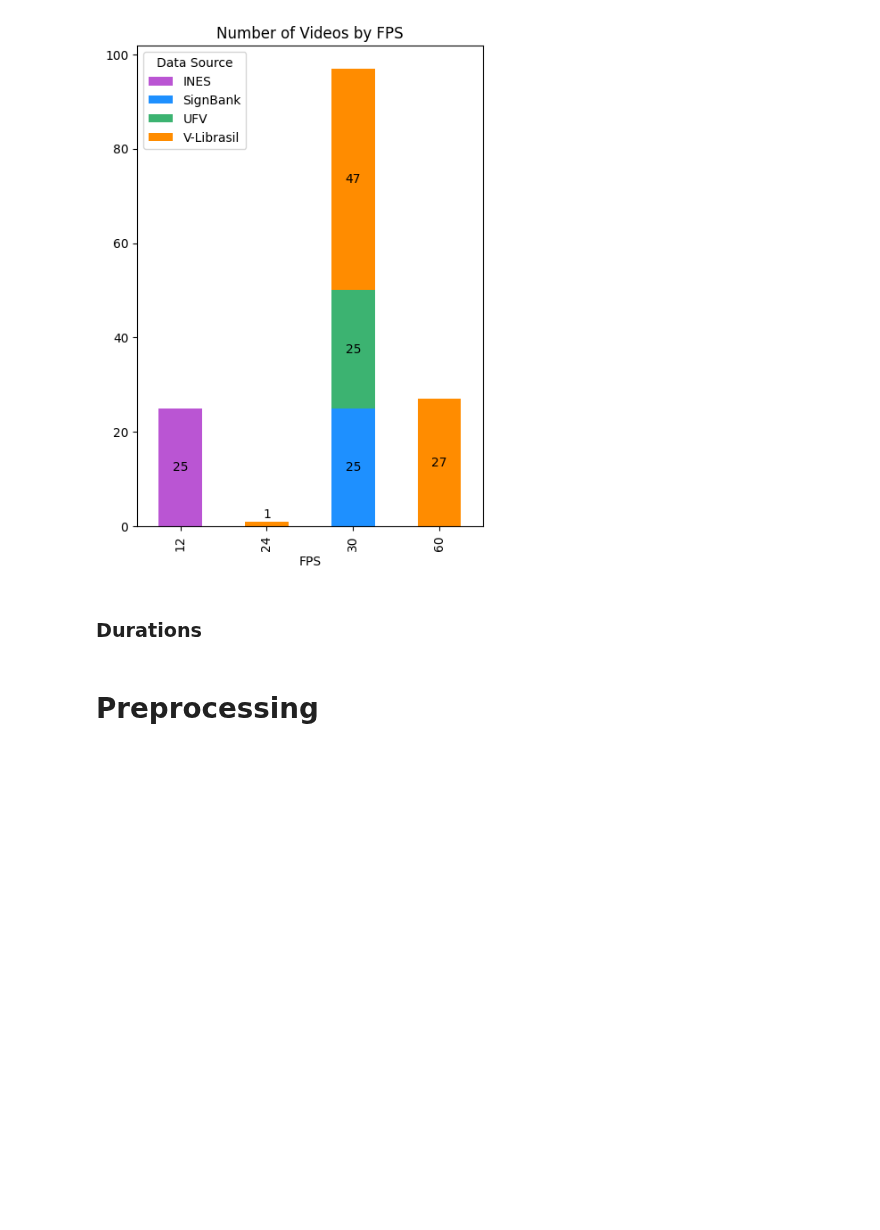
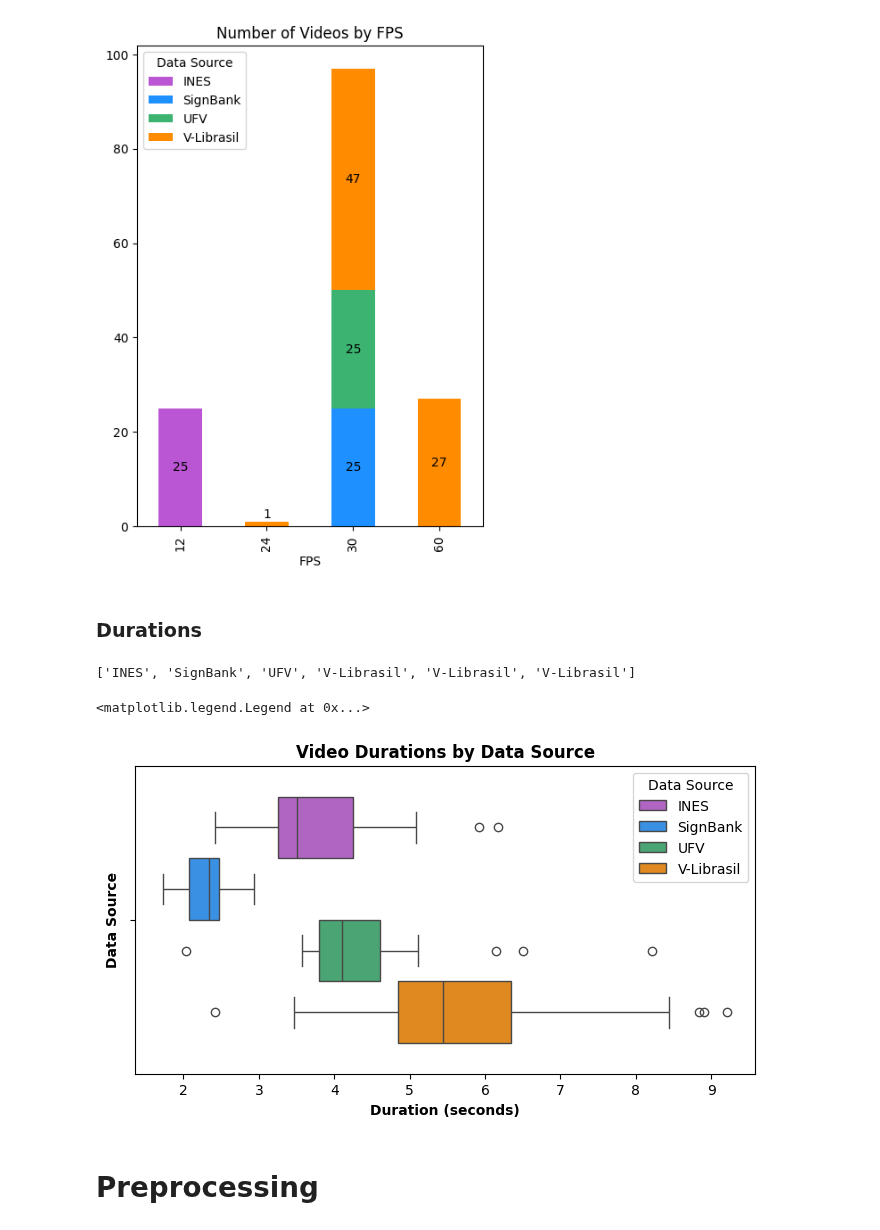
Before and after one commit to patrickf949/SaoPauloBrazilChapter_BrazilianSignLanguage, a Jupyter notebook: code/4_Report_Visualizations.ipynb, the cells around one changed output. Drawn from its saved outputs; the diff is of its cells as text; code cells hidden in the pictures; blank space fills up the shorter version.

```diff
--- a/code/4_Report_Visualizations.ipynb
+++ b/code/4_Report_Visualizations.ipynb
@@ -347,6 +424,23 @@ Text(0.5, 0, 'FPS')
 [figure]
 # %% [markdown]
 ### Durations
+# %%
+data_source_list
+# %% [output]
+['INES', 'SignBank', 'UFV', 'V-Librasil', 'V-Librasil', 'V-Librasil']
+# %%
+plt.figure(figsize=(8, 4))
+sns.boxplot(data=video_metadata, x='duration_sec', hue='data_source', palette=color_list_rgb)
+
+# Add title and labels
+plt.title('Video Durations by Data Source', fontweight='bold')
+plt.xlabel('Duration (seconds)', fontweight='bold')
+plt.ylabel('Data Source', fontweight='bold')
+# legend
+plt.legend(title='Data Source', labels=data_source_list[:4], loc='upper right')
+# %% [output]
+<matplotlib.legend.Legend at 0x...>
+[figure, added]
 # %% [markdown]
 # Preprocessing
 # %% [markdown]
```
Also changed, not shown: parts of 16 cells of this notebook, 1 other file.
